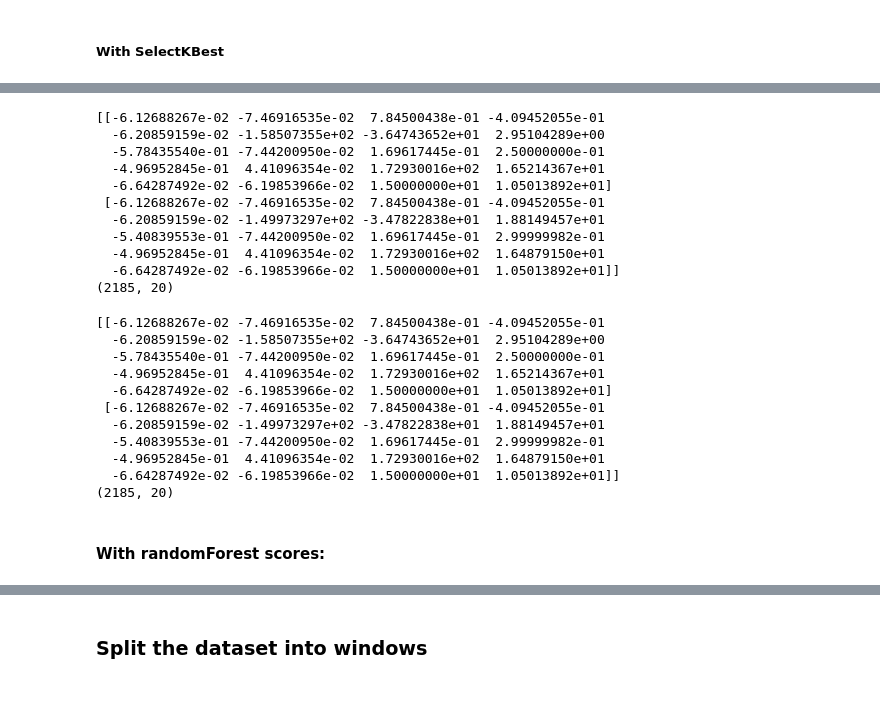
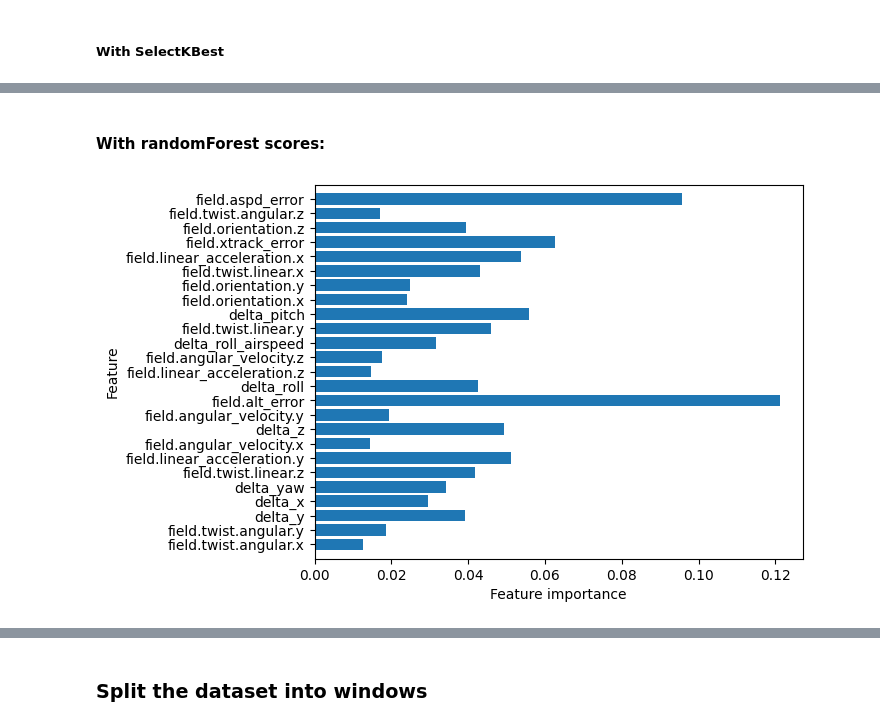
Before and after one commit to CristianMorasso/statistical_project, a Jupyter notebook: Copia_di_statiscal_learning.ipynb, the cells around one changed output, grey strips where cells are left out. Saved outputs shown, nothing was run; the diff lists cells and outputs as text; code cells hidden in the pictures; blank space fills up the shorter version.

```diff
--- a/Copia_di_statiscal_learning.ipynb
+++ b/Copia_di_statiscal_learning.ipynb
@@ -115,7 +101,7 @@ Number of Time Series: 45
 from sklearn.impute import SimpleImputer
 import numpy as np
 
-# Apply the features Mask:
+# Remove useless features and inpute missing values
 #
 # finally use the mask on every timeseries of the OG dataframes list
 
@@ -132,6 +118,12 @@ features = set(features)
 for df in dfs:
   features = features.intersection(set(df.columns.values))
 
-# Apply the feature mask and inputer to all the datframe in our dataset
-dfs = list(map(lambda x: SimpleImputer(missing_values=np.nan, strategy='mean').fit_transform(x[list(features)]) , dfs))
+# Apply the feature mask
+print(len(features))
+dfs = list(map(lambda x: x[list(features)] , dfs))
+
+# Concat all the time series in as single dataframe for later :)
+concatted_dfs = pd.concat(dfs)
+concatted_y = concatted_dfs["Y"]
+concatted_dfs = concatted_dfs.drop("Y", axis=1)
 # %% [output]
@@ -189,63 +190,31 @@ print(f"Length of Feature Mask: {len(feature_mask)}")
-# %%
-# APPLY THE FEATURES MASK:
-#
-# finally use the mask on every dataframe in the original dataframeList
-# and also inpute but using time-series specific data:
-dfs = list(map(lambda x: SimpleImputer(missing_values=np.nan, strategy='mean').fit_transform(x[feature_mask]) , dfs))
-
-# Now we have the 20 best features without any nan value:
-type(dfs[0]) # is a numpy.ndarray! wow!
-print(dfs[0][:2,:]) # First 2 lines
-print(dfs[0].shape) # shape of the array
-# %% [output]
-[[-6.12688267e-02 -7.46916535e-02  7.84500438e-01 -4.09452055e-01
-  -6.20859159e-02 -1.58507355e+02 -3.64743652e+01  2.95104289e+00
-  -5.78435540e-01 -7.44200950e-02  1.69617445e-01  2.50000000e-01
-  -4.96952845e-01  4.41096354e-02  1.72930016e+02  1.65214367e+01
-  -6.64287492e-02 -6.19853966e-02  1.50000000e+01  1.05013892e+01]
- [-6.12688267e-02 -7.46916535e-02  7.84500438e-01 -4.09452055e-01
-  -6.20859159e-02 -1.49973297e+02 -3.47822838e+01  1.88149457e+01
-  -5.40839553e-01 -7.44200950e-02  1.69617445e-01  2.99999982e-01
-  -4.96952845e-01  4.41096354e-02  1.72930016e+02  1.64879150e+01
-  -6.64287492e-02 -6.19853966e-02  1.50000000e+01  1.05013892e+01]]
-(2185, 20)
-# %%
-# Now finally use the mask on every dataframe in the original
-# dataframeList and also inpute but using time-series specific data:
-new_dfs = list(map(lambda x: SimpleImputer(missing_values=np.nan, strategy='mean').fit_transform(x) , new_dfs))
-
-# Now we have the 20 best features without any nan value:
-type(new_dfs[0]) # is a numpy.ndarray! wow!
-print(new_dfs[0][:2,:]) # First 2 lines
-print(new_dfs[0].shape) # shape of the array
-# %% [output]
-[[-6.12688267e-02 -7.46916535e-02  7.84500438e-01 -4.09452055e-01
-  -6.20859159e-02 -1.58507355e+02 -3.64743652e+01  2.95104289e+00
-  -5.78435540e-01 -7.44200950e-02  1.69617445e-01  2.50000000e-01
-  -4.96952845e-01  4.41096354e-02  1.72930016e+02  1.65214367e+01
-  -6.64287492e-02 -6.19853966e-02  1.50000000e+01  1.05013892e+01]
- [-6.12688267e-02 -7.46916535e-02  7.84500438e-01 -4.09452055e-01
-  -6.20859159e-02 -1.49973297e+02 -3.47822838e+01  1.88149457e+01
-  -5.40839553e-01 -7.44200950e-02  1.69617445e-01  2.99999982e-01
-  -4.96952845e-01  4.41096354e-02  1.72930016e+02  1.64879150e+01
-  -6.64287492e-02 -6.19853966e-02  1.50000000e+01  1.05013892e+01]]
-(2185, 20)
 # %% [markdown]
 #### With randomForest scores:
 # %%
-# WIP currently it doesn't work
 import matplotlib.pyplot as plt
 from sklearn.ensemble import RandomForestClassifier
 
-rf = RandomForestClassifier()
-rf.fit(X_train,y_train)
-
 def plot_feature_importances(model):
     fig_scale = 0.9
-    n_features = X_train.shape[1]
+    n_features = len(concatted_dfs.columns) # take the features names from the Concatted DataFrame
     plt.figure(figsize=(7*fig_scale,5.4*fig_scale))
     plt.barh(range(n_features), model.feature_importances_, align='center')
-    plt.yticks(np.arange(n_features), all_features)
+    plt.yticks(np.arange(n_features), concatted_dfs.columns)
     plt.xlabel("Feature importance")
     plt.ylabel("Feature")
     plt.ylim(-1, n_features)
+# %%
+# WITH ERROR COLUMNS:
+#
+concatted_ndarray = SimpleImputer(missing_values=np.nan, strategy='mean').fit_transform(concatted_dfs)
+rf = RandomForestClassifier()
+rf.fit(concatted_ndarray, concatted_y)
+# Plot the feature importances
+plot_feature_importances(rf)
+
+# Select the n best features
+n = 20
+feature_mask = list(zip(concatted_dfs.columns, rf.feature_importances_))
+feature_mask.sort(key=lambda x: x[1])
+feature_mask = list(map(lambda x: x[0], feature_mask[:n]))
+# %% [output]
+[figure, added]
```
Also changed, not shown: parts of 20 cells of this notebook.
